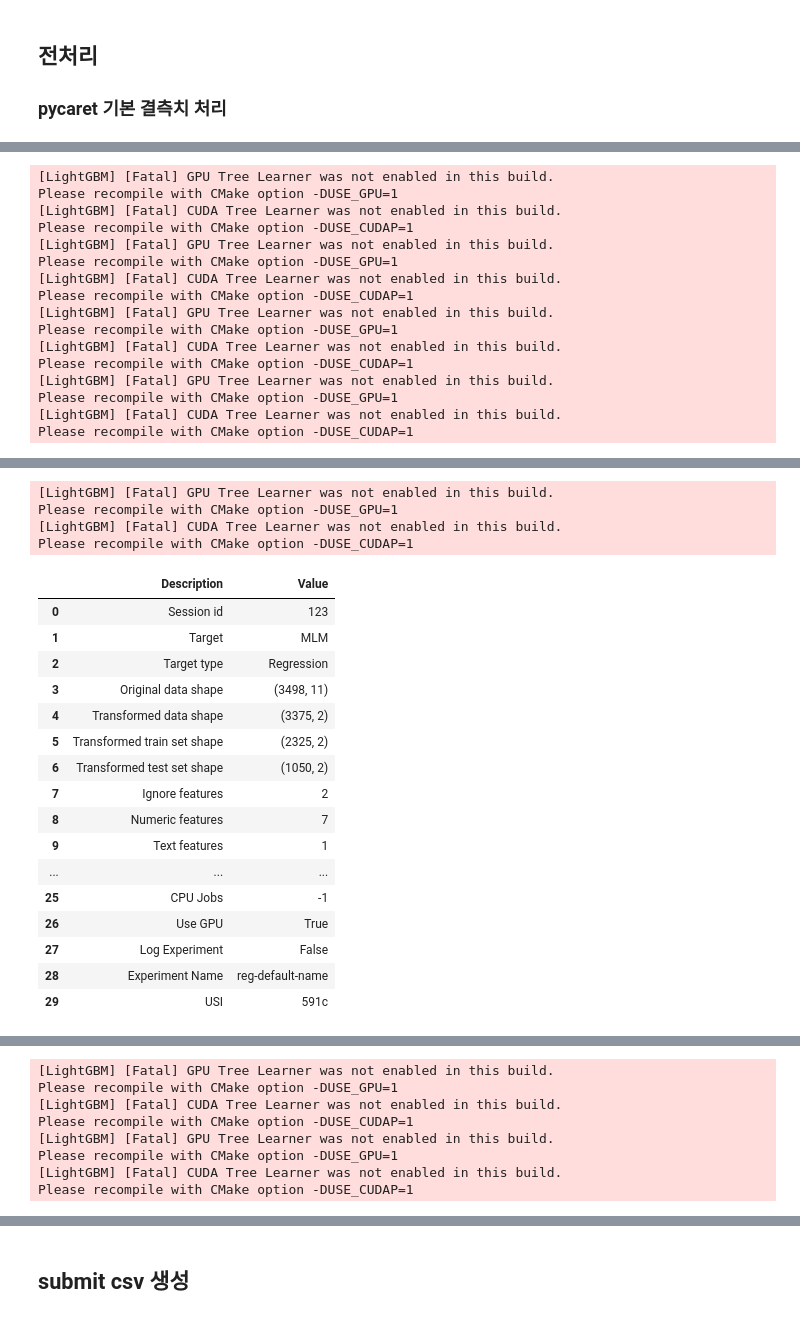
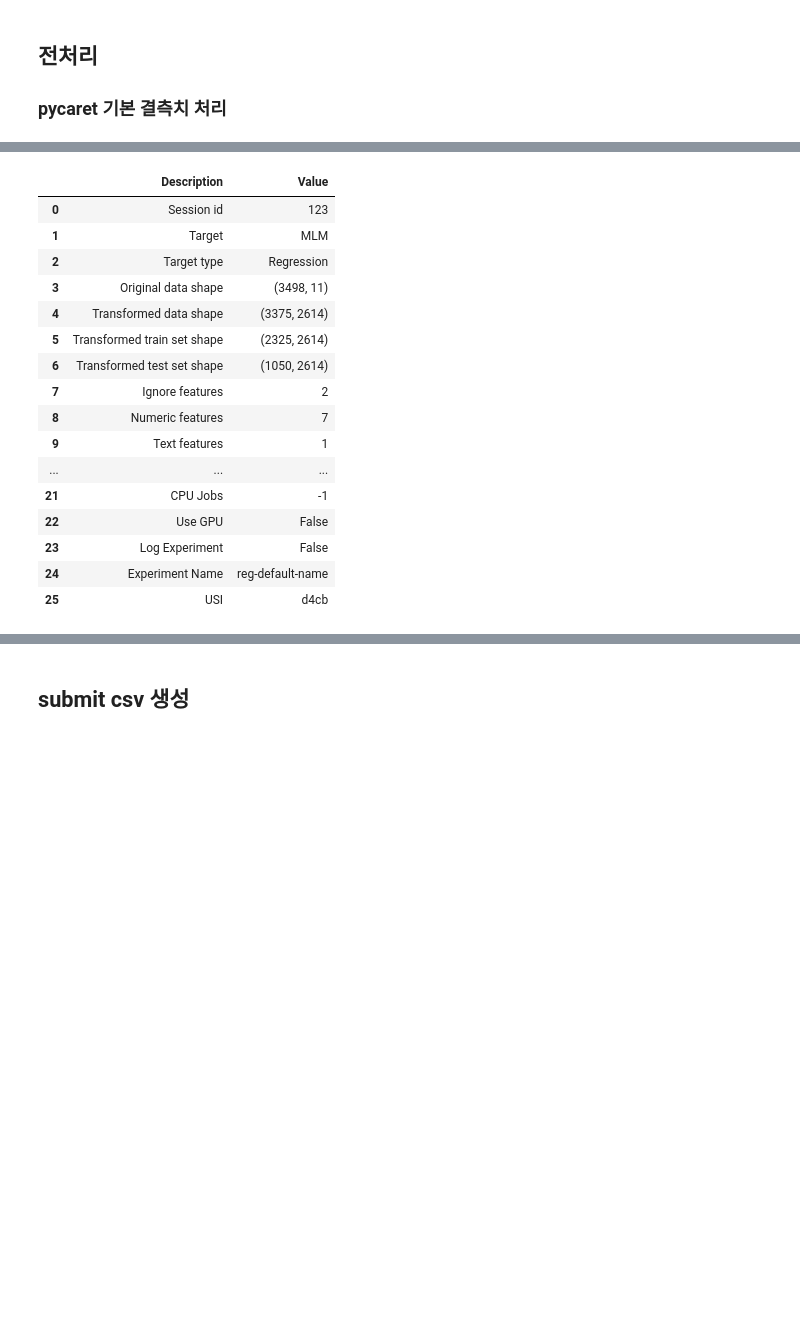
Before and after one commit to syshin0116/Dacon-New-Drug-Development, a Jupyter notebook: pycaret_tuned.ipynb, the cells around one changed output, grey strips where cells are left out. Drawn from its saved outputs; the diff is of its cells as text; code cells hidden in the pictures; blank space fills up the shorter version.

```diff
--- a/pycaret_tuned.ipynb
+++ b/pycaret_tuned.ipynb
@@ -182,15 +166,14 @@ setup_data_MLM = setup(data = data,
                        ignore_features = ['id', 'HLM'],
                        remove_outliers = True,
                        normalize = True,
-                       feature_selection = True,
-                       use_gpu = True,
+                       # use_gpu = True,
                        session_id = 123,
-                       verbose=True
-                        #  transformation = True,
-                       #  transform_target = True,
-                       #  polynomial_features = True,
+                       verbose=True,
+                       # transformation = True,
+                       # transform_target = True,
+                       # polynomial_features = True,
                        #  feature_selection = True,
-                       #  pca = True, pca_components = 10,
+                        # pca = True, pca_components = 10,
                        #  profile = True
                       )
 # %% [output]
@@ -265,16 +179,0 @@ Please recompile with CMake option -DUSE_CUDAP=1
-[LightGBM] [Fatal] GPU Tree Learner was not enabled in this build.
-Please recompile with CMake option -DUSE_GPU=1
-[LightGBM] [Fatal] CUDA Tree Learner was not enabled in this build.
-Please recompile with CMake option -DUSE_CUDAP=1
-[LightGBM] [Fatal] GPU Tree Learner was not enabled in this build.
-Please recompile with CMake option -DUSE_GPU=1
-[LightGBM] [Fatal] CUDA Tree Learner was not enabled in this build.
-Please recompile with CMake option -DUSE_CUDAP=1
-[LightGBM] [Fatal] GPU Tree Learner was not enabled in this build.
-Please recompile with CMake option -DUSE_GPU=1
-[LightGBM] [Fatal] CUDA Tree Learner was not enabled in this build.
-Please recompile with CMake option -DUSE_CUDAP=1
-[LightGBM] [Fatal] GPU Tree Learner was not enabled in this build.
-Please recompile with CMake option -DUSE_GPU=1
-[LightGBM] [Fatal] CUDA Tree Learner was not enabled in this build.
-Please recompile with CMake option -DUSE_CUDAP=1
@@ -284,21 +180,17 @@ Please recompile with CMake option -DUSE_CUDAP=1
-[LightGBM] [Fatal] GPU Tree Learner was not enabled in this build.
-Please recompile with CMake option -DUSE_GPU=1
-[LightGBM] [Fatal] CUDA Tree Learner was not enabled in this build.
-Please recompile with CMake option -DUSE_CUDAP=1
 |  | Description | Value |
 | 0 | Session id | 123 |
 | 1 | Target | MLM |
 | 2 | Target type | Regression |
 | 3 | Original data shape | (3498, 11) |
-| 4 | Transformed data shape | (3375, 2) |
-| 5 | Transformed train set shape | (2325, 2) |
-| 6 | Transformed test set shape | (1050, 2) |
+| 4 | Transformed data shape | (3375, 2614) |
+| 5 | Transformed train set shape | (2325, 2614) |
+| 6 | Transformed test set shape | (1050, 2614) |
 | 7 | Ignore features | 2 |
 | 8 | Numeric features | 7 |
 | 9 | Text features | 1 |
 | ... | ... | ... |
-| 25 | CPU Jobs | -1 |
-| 26 | Use GPU | True |
-| 27 | Log Experiment | False |
-| 28 | Experiment Name | reg-default-name |
-| 29 | USI | 591c |
+| 21 | CPU Jobs | -1 |
+| 22 | Use GPU | False |
+| 23 | Log Experiment | False |
+| 24 | Experiment Name | reg-default-name |
+| 25 | USI | d4cb |
@@ -311,10 +197,2 @@ Please recompile with CMake option -DUSE_CUDAP=1
-[LightGBM] [Fatal] GPU Tree Learner was not enabled in this build.
-Please recompile with CMake option -DUSE_GPU=1
-[LightGBM] [Fatal] CUDA Tree Learner was not enabled in this build.
-Please recompile with CMake option -DUSE_CUDAP=1
-[LightGBM] [Fatal] GPU Tree Learner was not enabled in this build.
-Please recompile with CMake option -DUSE_GPU=1
-[LightGBM] [Fatal] CUDA Tree Learner was not enabled in this build.
-Please recompile with CMake option -DUSE_CUDAP=1
 # %%
 # MLM 모델 학습, 튜닝, 블렌딩, 스택킹
```
Also changed, not shown: parts of 20 cells of this notebook, 11 other files.
